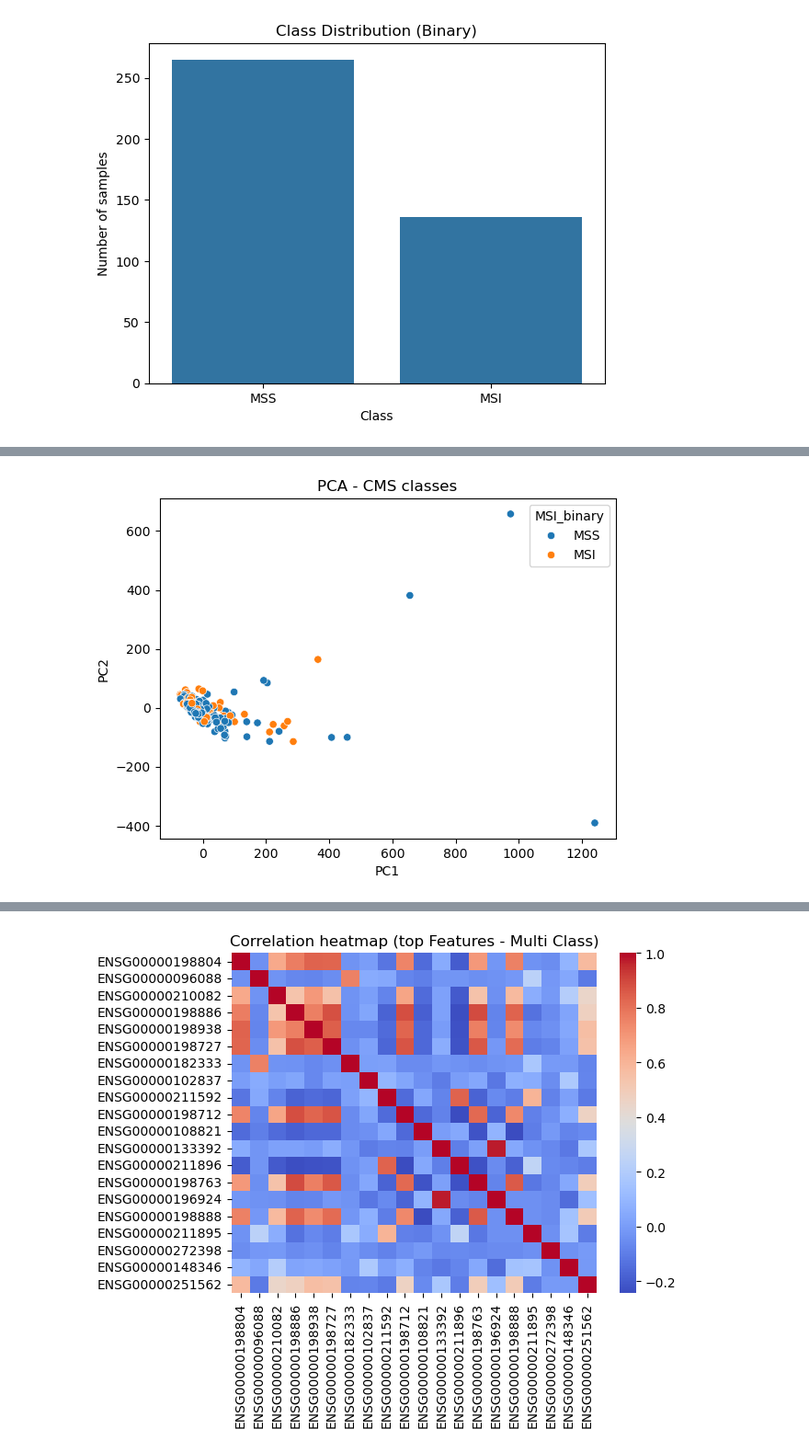
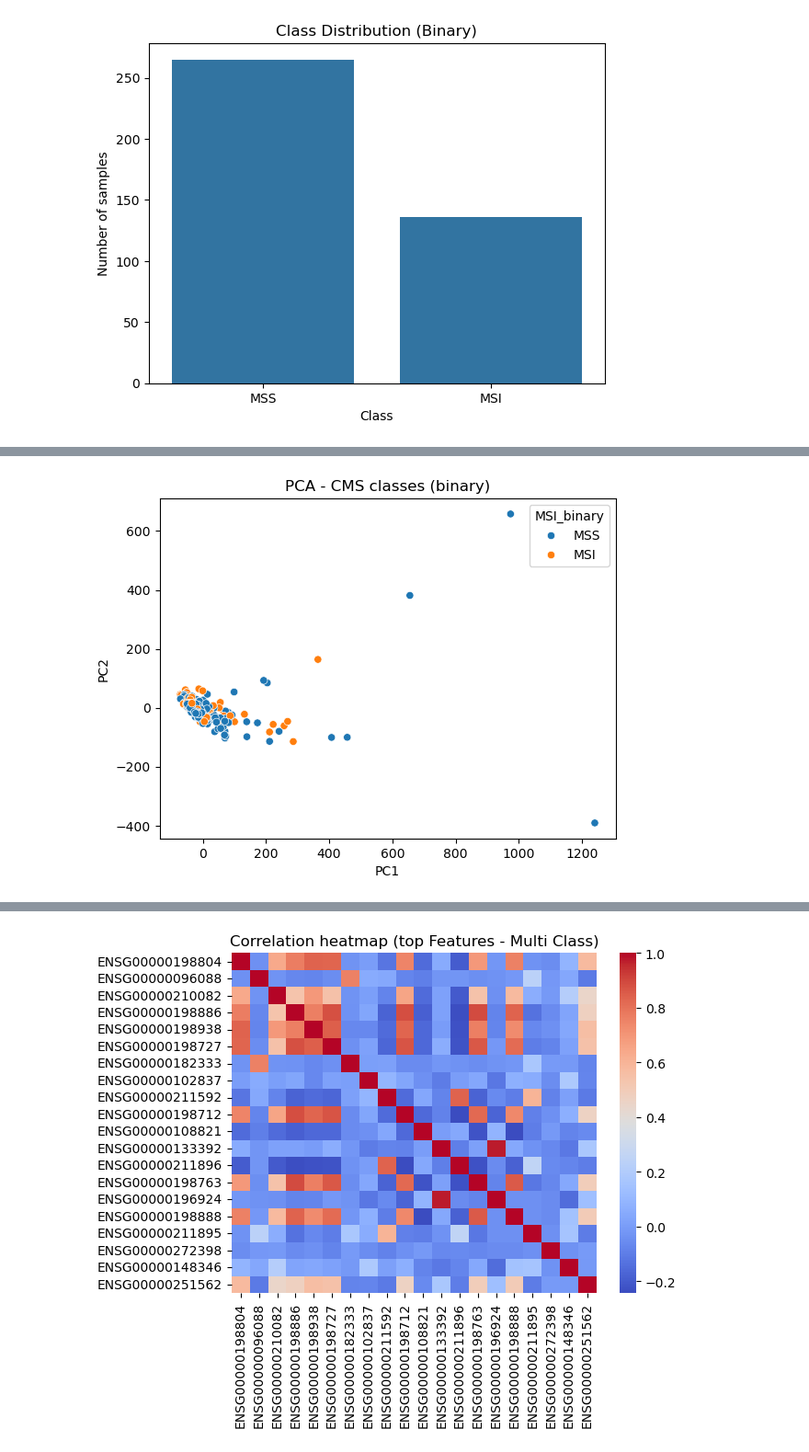
Before and after one commit to luludoaido/Dev_SAP, a Jupyter notebook: TM_1_RF_daSilvadoAido_Luana.ipynb, the cells around one changed output, grey strips where cells are left out. Shown at 92% size. Saved outputs shown, nothing was run; the diff lists cells and outputs as text; code cells hidden in the pictures.

```diff
--- a/TM_1_RF_daSilvadoAido_Luana.ipynb
+++ b/TM_1_RF_daSilvadoAido_Luana.ipynb
@@ -205,17 +235,17 @@ plt.show()
 # %%
-#PCA - Mulbinaryti
+#PCA - binary
 
 scaler = StandardScaler()
 X_scaled_binary = scaler.fit_transform(X_binary)
 
 pca = PCA(n_components=2)
 x_pca_binary = pca.fit_transform(X_scaled_binary)
 
 plt.figure()
 sns.scatterplot(x = x_pca_binary[:,0], y= x_pca_binary[:,1], hue = y_binary)
-plt.title("PCA - CMS classes")
+plt.title("PCA - CMS classes (binary)")
 plt.xlabel("PC1")
 plt.ylabel("PC2")
 plt.show()
 # %% [output]
-[figure, old version]
+[figure, new version]
```
Also changed, not shown: parts of 70 cells of this notebook, 1 other file.
